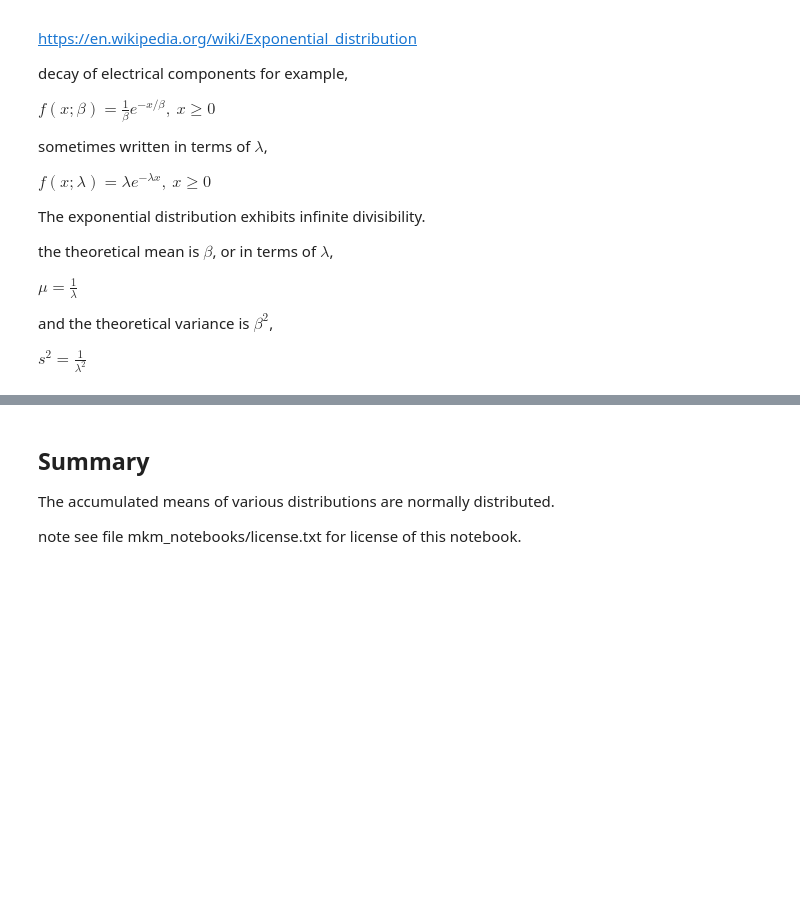
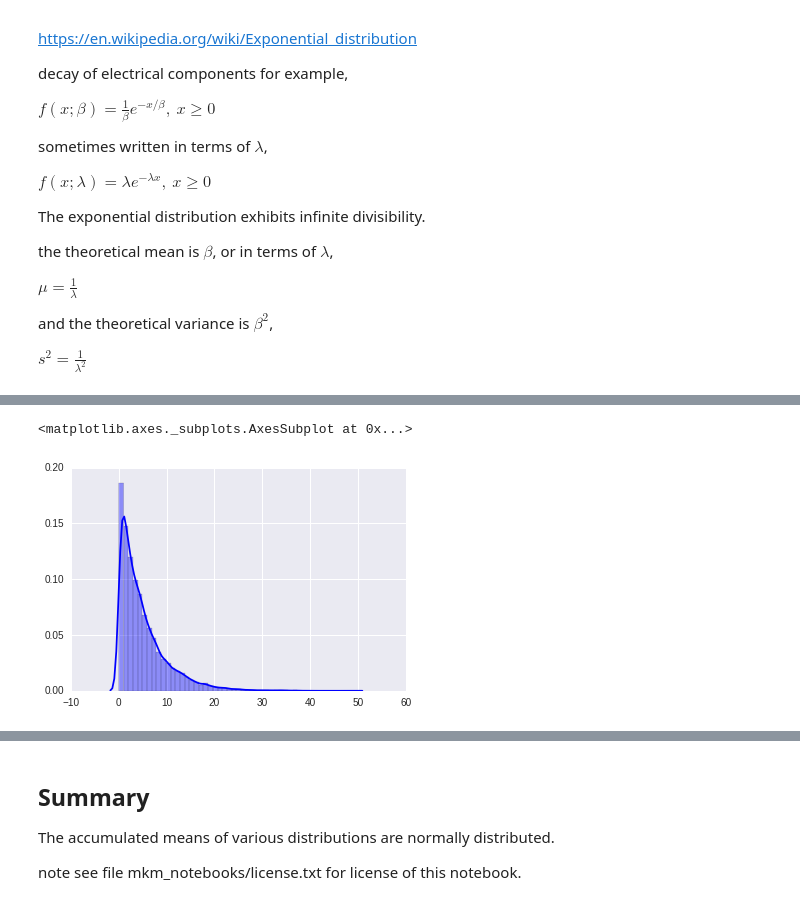
Before and after one commit to matthewmacleod/mkm_notebooks, a Jupyter notebook: ctl.ipynb, the cells around one changed output, grey strips where cells are left out. Drawn from its saved outputs; the diff is of its cells as text; code cells hidden in the pictures; blank space fills up the shorter version.

```diff
--- a/ctl.ipynb
+++ b/ctl.ipynb
@@ -110,0 +128,8 @@ $s^2 = \frac{1}{\lambda^2}$
+# %%
+lamb = 0.2
+n_sample = 20000
+exps = np.random.exponential(1/lamb, n_sample)
+sns.distplot(exps, color="blue")
+# %% [output]
+<matplotlib.axes._subplots.AxesSubplot at 0x...>
+[figure, added]
```
Also changed, not shown: parts of 16 cells of this notebook.
